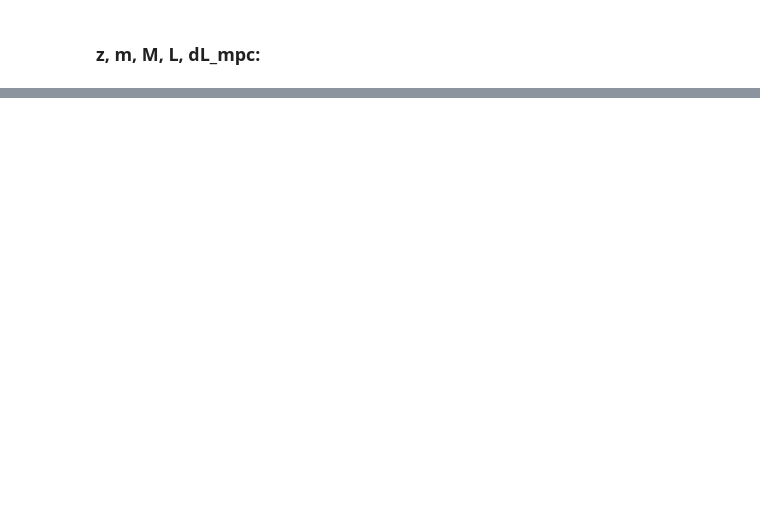
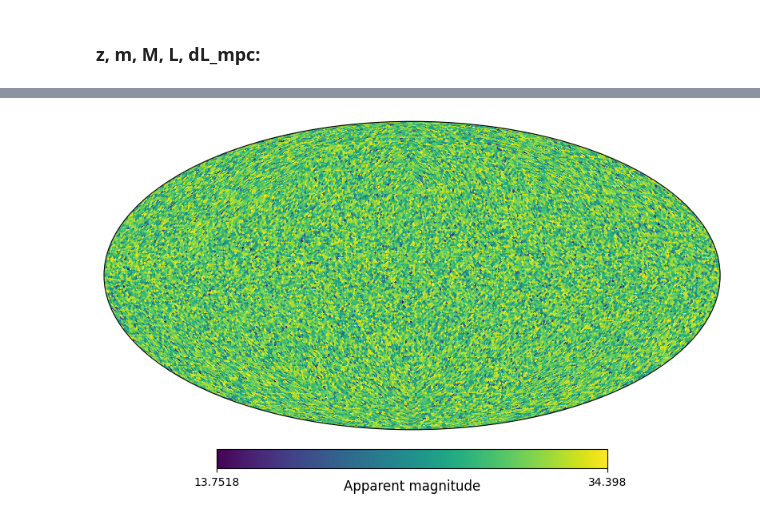
Before and after one commit to johannct/M2_Stage_Code, a Jupyter notebook: Simulation/Luminosity_Schechter.ipynb, the cells around one changed output, grey strips where cells are left out. Cells and saved outputs as stored; diff of their text form; code cells hidden in the pictures; blank space fills up the shorter version.

```diff
--- a/Simulation/Luminosity_Schechter.ipynb
+++ b/Simulation/Luminosity_Schechter.ipynb
@@ -163,0 +166,4 @@ ax[1].set_yscale('log');
+# %%
+hp.projview(m, unit="Apparent magnitude");
+# %% [output]
+[figure, added]
```
Also changed, not shown: parts of 4 cells of this notebook, 6 other files.
